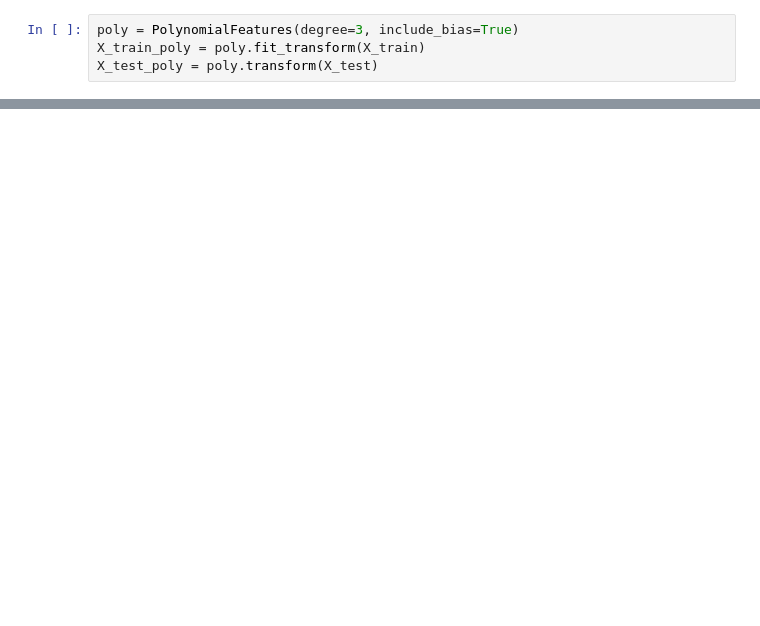
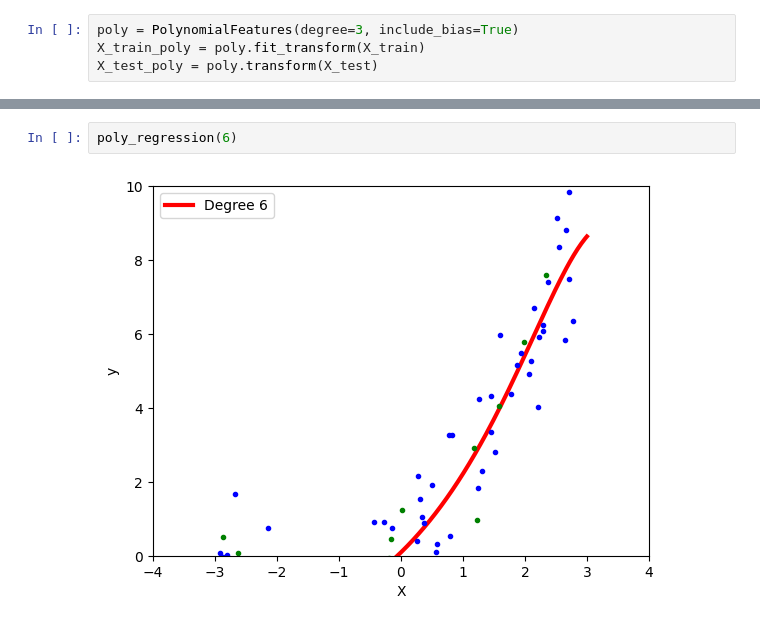
Before and after one commit to sukriti-waani/Machine-Learning, a Jupyter notebook: 2-Linear_Regression/2.9-Poly_regression_implementation.ipynb, the cells around one changed output, grey strips where cells are left out. Saved outputs shown, nothing was run; the diff lists cells and outputs as text; blank space fills up the shorter version.

```diff
--- a/2-Linear_Regression/2.9-Poly_regression_implementation.ipynb
+++ b/2-Linear_Regression/2.9-Poly_regression_implementation.ipynb
@@ -170,0 +251,4 @@ plt.show()
+# %%
+poly_regression(6)
+# %% [output]
+[figure, added]
```
Also changed, not shown: parts of 14 cells of this notebook.
